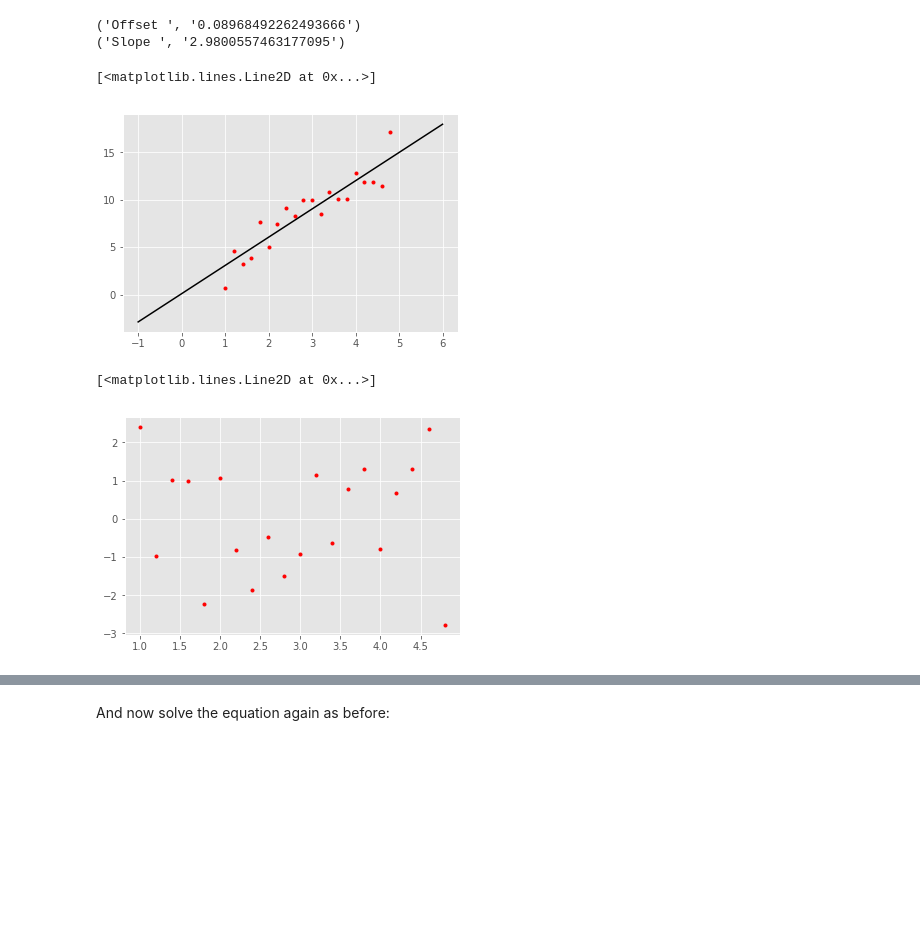
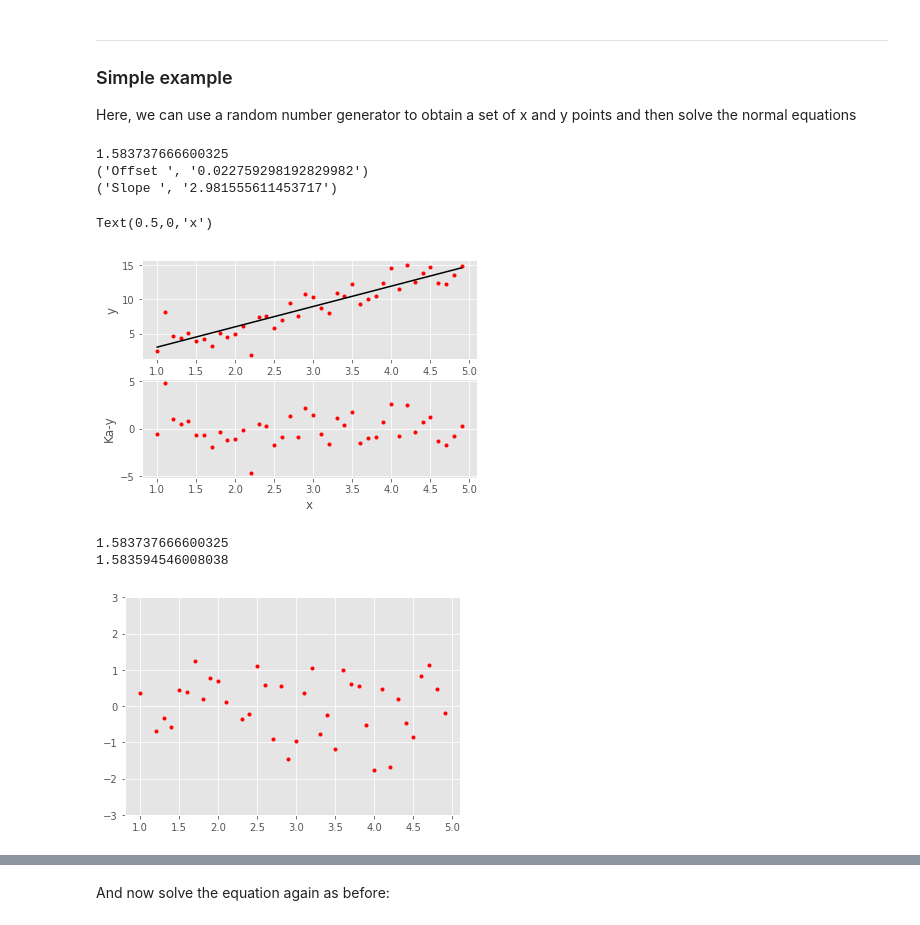
Before and after one commit to cfranken/ESE156, a Jupyter notebook: Week1/notebooks/ESE156_Example1_Linefit.ipynb, the cells around one changed output, grey strips where cells are left out. Saved outputs shown, nothing was run; the diff lists cells and outputs as text; code cells hidden in the pictures; blank space fills up the shorter version.

Commit message:
changed first 2 examples

```diff
--- a/Week1/notebooks/ESE156_Example1_Linefit.ipynb
+++ b/Week1/notebooks/ESE156_Example1_Linefit.ipynb
@@ -8,19 +10 @@ The purpose of this little exercise is to use a very simple linear fit to a set
 Just some style definitions at the top (to make it pretty) and import of most important tools
-# %%
-## Make sure plots are create inline
-%matplotlib inline
-## The usual packages (numpy, matplotlib, etc)
-import matplotlib.pyplot as plt
-import numpy as np
-# nicer figures using ggg plot style.
-plt.style.use('ggplot')
-from IPython.core.display import HTML
-def css_styling():
-    styles = open("../../python/styles/custom.css", "r").read()
-    return HTML(styles)
-css_styling()
-from matplotlib import rc
-#rc('font',**{'family':'sans-serif','sans-serif':['Helvetica']})
-## for Palatino and other serif fonts use:
-#rc('font',**{'family':'serif','serif':['Palatino']})
-rc('text', usetex=False)
@@ -58,38 +50,62 @@ Note: There are more stable ways to solve the normal equations than the brute fo
+# %% [markdown]
+__________
+### Simple example
+Here, we can use a random number generator to obtain a set of x and y points and then solve the normal equations
 # %%
 # Import random number generator:
 import random
-# True values:
+
+# True values for offset and slope:
 a1 = 0
 a2 = 3
 
-# Generate a random set of x and y:
-x = np.arange(1,5,0.2)
-#x += np.random.randn(len(x),)
-y = a1+a2*x + np.random.randn(len(x),)*2
+# define noise level
+noise=1.5
 
-m = len(x)
-K = np.array([np.ones(m), x]).T
+# Generate a random set of x and y (note, we fix x here, i.e. x is without "error"):
+x = np.arange(1,5,0.1)
+# Compute y given x and add some random number (normal distribution) to it
+eps = noise*np.random.randn(len(x),)
+print(np.std(eps))
+y = a1+ a2*x + eps
+
+n = len(x)
+# Define K matrix here
+K = np.array([np.ones(n), x]).T
 #print(K)
-#y = np.array(y).reshape(-1, 1)
+
+# Plot all dots
+plt.subplot(211)
 plt.plot(x, y, 'r.')
+plt.ylabel('y')
+plt.xlabel('x')
 
 # Solve Normal Equation:
 a = np.linalg.inv(K.T.dot(K)).dot(K.T).dot(y)
 print ('Offset ', str(a[0]))
 print ('Slope ', str(a[1]))
 
 # Reconstruct fit:
-xx = np.linspace(-1, 6, 2)
-yy = np.array(a[0] + a[1] * xx)
-plt.plot(xx, yy, color='k')
+plt.plot(x, np.dot(K,a), color='k')
+
+# Plot residuals
+plt.subplot(212)
+plt.plot(x, y-np.dot(K,a), 'r.')
+plt.ylabel('Ka-y')
+plt.xlabel('x')
 # %% [output]
-('Offset ', '0.08968492262493666')
-('Slope ', '2.9800557463177095')
+1.583737666600325
+('Offset ', '0.022759298192829982')
+('Slope ', '2.981555611453717')
-[<matplotlib.lines.Line2D at 0x...>]
+Text(0.5,0,'x')
-[figure, old version]
+[figure, new version]
 # %%
-# Plot residuals here:
-plt.plot(x, np.dot(K,a)-y, 'r.')
+# Let's look at noise normalized residuals:
+plt.plot(x, (np.dot(K,a)-y)/noise, 'r.')
+plt.ylim((-3,3))
+print(np.std(eps))
+print(np.std(y-np.dot(K,a)))
 # %% [output]
-[<matplotlib.lines.Line2D at 0x...>]
+1.583737666600325
+1.583594546008038
-[figure, old version]
+[figure, new version]
```
Also changed, not shown: parts of 17 cells of this notebook, 1 other file.
